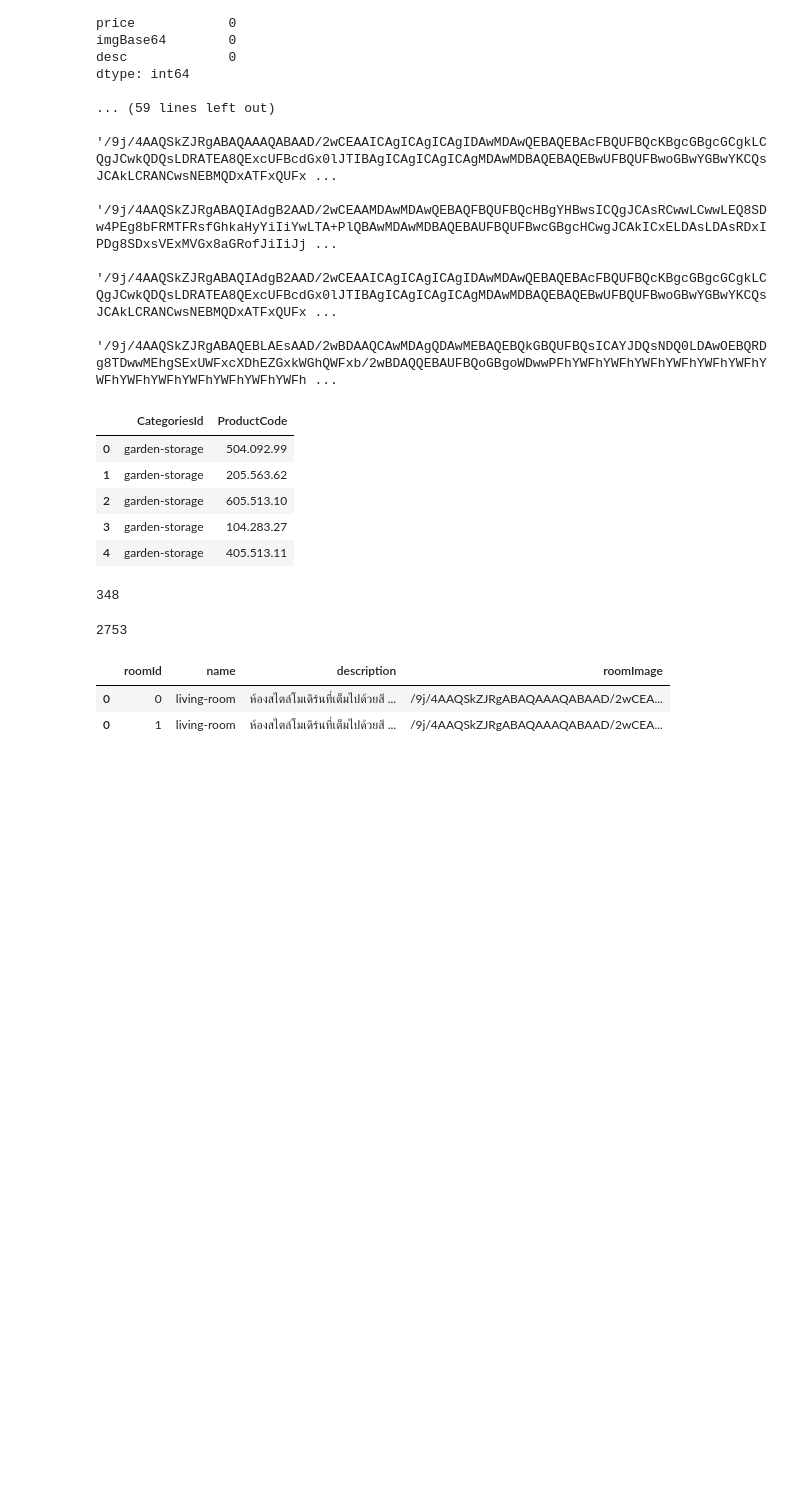
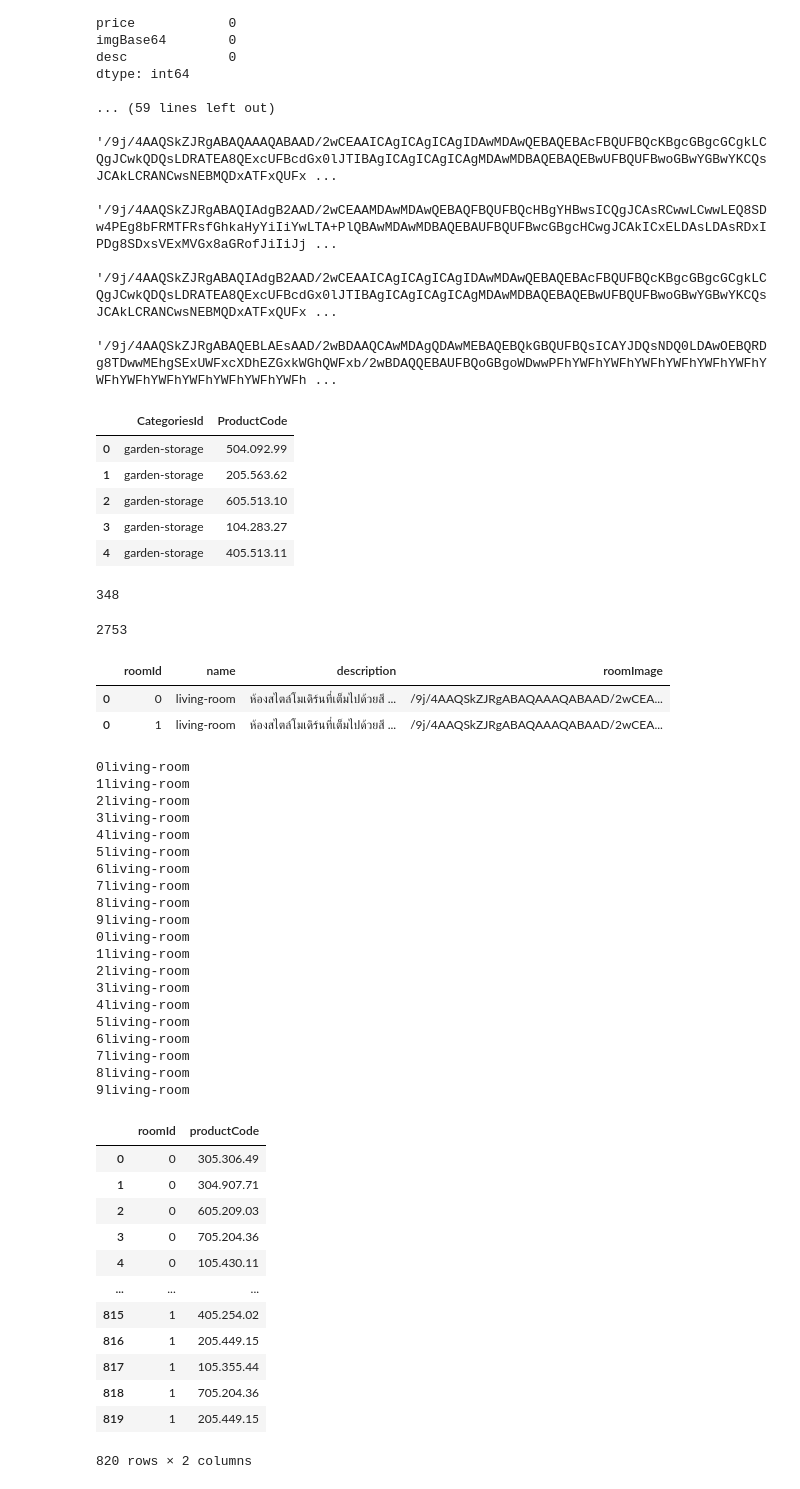
Before and after one commit to Andrew7y/IKEA_Project101, a Jupyter notebook: insertData.ipynb, the cells around one changed output. Saved outputs shown, nothing was run; the diff lists cells and outputs as text; code cells hidden in the pictures; blank space fills up the shorter version.

Commit message:
insert roomCategories

```diff
--- a/insertData.ipynb
+++ b/insertData.ipynb
@@ -133,8 +133,8 @@ for i in category_names:
     product_directory = "json/product/" + i + "/"
     path_product_json = product_directory + os.listdir(product_directory)[0]
     product_df = pd.read_json(path_product_json).get(i)
-    for k in product_df:
-        aa.append(k)
+    for row in product_df:
+        aa.append(row)
 Data = [i for i in aa]
 Product = pd.DataFrame(Data).reset_index()
 Product.rename(columns={'index': 'Id'}, inplace=True)
@@ -310,0 +308,73 @@ print(1234)
+# %%
+# insert ProductRoom
+
+DataRoom = pd.DataFrame({
+    'roomId' : room_id,
+    'name' : data_room['roomName'],
+    'description' : data_room['desc'],
+    'roomImage' : data_room['mainImage'],
+    'subImage' : data_room['idSubImg']
+                     })
+
+DataRoom
+
+roomId = []
+productCode = []
+
+for room_id, img in zip(DataRoom['roomId'], DataRoom['subImage']):
+    for j in img:
+        print(j)
+        directory_path = "json/room/sub-img-rooms-data.json"
+        roomproduct = pd.read_json(directory_path)
+        for k in roomproduct['productCode']:
+            for proCode in k:
+                # print(proCode)
+                roomId.append(room_id)
+                productCode.append(proCode)
+            # print(k)
+            # break
+        # print(roomproduct['productCode'])
+        # break
+    # print(i)
+    # break
+
+ProductRoom = pd.DataFrame({
+    'roomId' : roomId,
+    'productCode' : productCode
+})
+
+ProductRoom
+# %% [output]
+0living-room
+1living-room
+2living-room
+3living-room
+4living-room
+5living-room
+6living-room
+7living-room
+8living-room
+9living-room
+0living-room
+1living-room
+2living-room
+3living-room
+4living-room
+5living-room
+6living-room
+7living-room
+8living-room
+9living-room
+|  | roomId | productCode |
+| 0 | 0 | 305.306.49 |
+| 1 | 0 | 304.907.71 |
+| 2 | 0 | 605.209.03 |
+| 3 | 0 | 705.204.36 |
+| 4 | 0 | 105.430.11 |
+| ... | ... | ... |
+| 815 | 1 | 405.254.02 |
+| 816 | 1 | 205.449.15 |
+| 817 | 1 | 105.355.44 |
+| 818 | 1 | 705.204.36 |
+| 819 | 1 | 205.449.15 |
+820 rows × 2 columns
```
Also changed, not shown: parts of 1 cell of this notebook, 5 other files.
